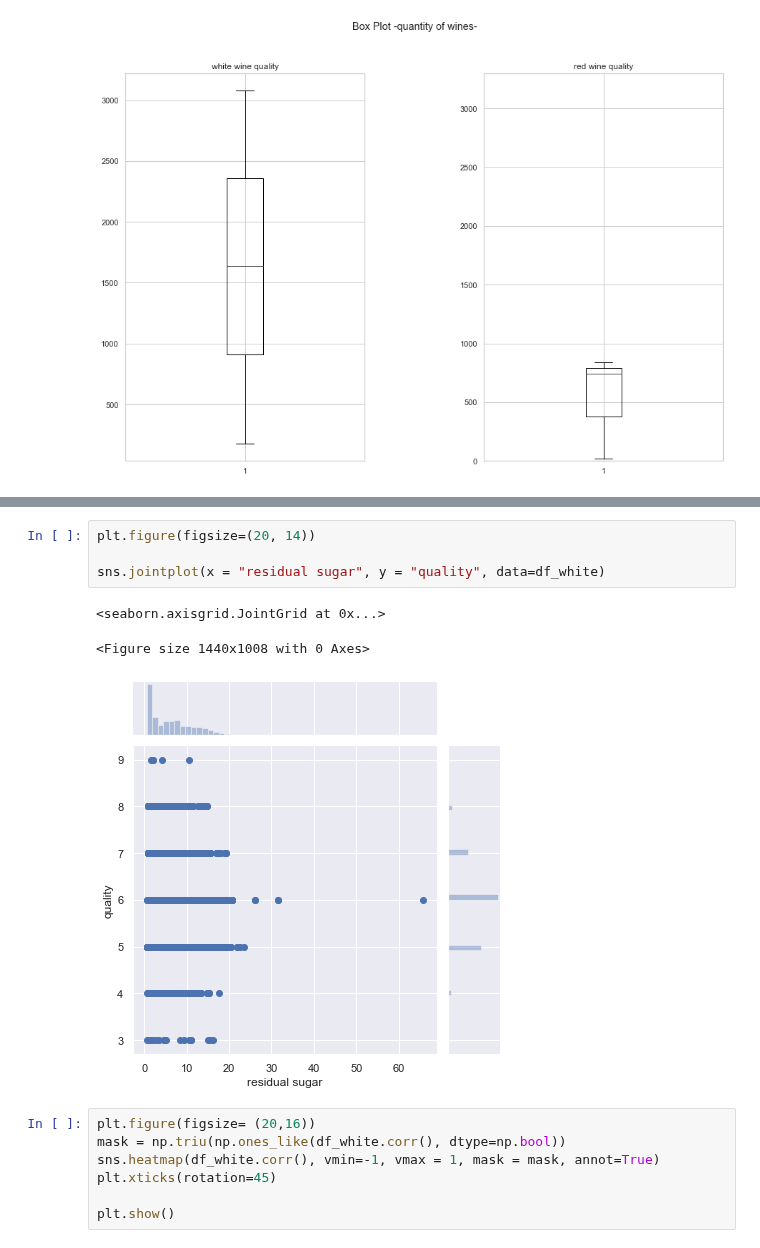
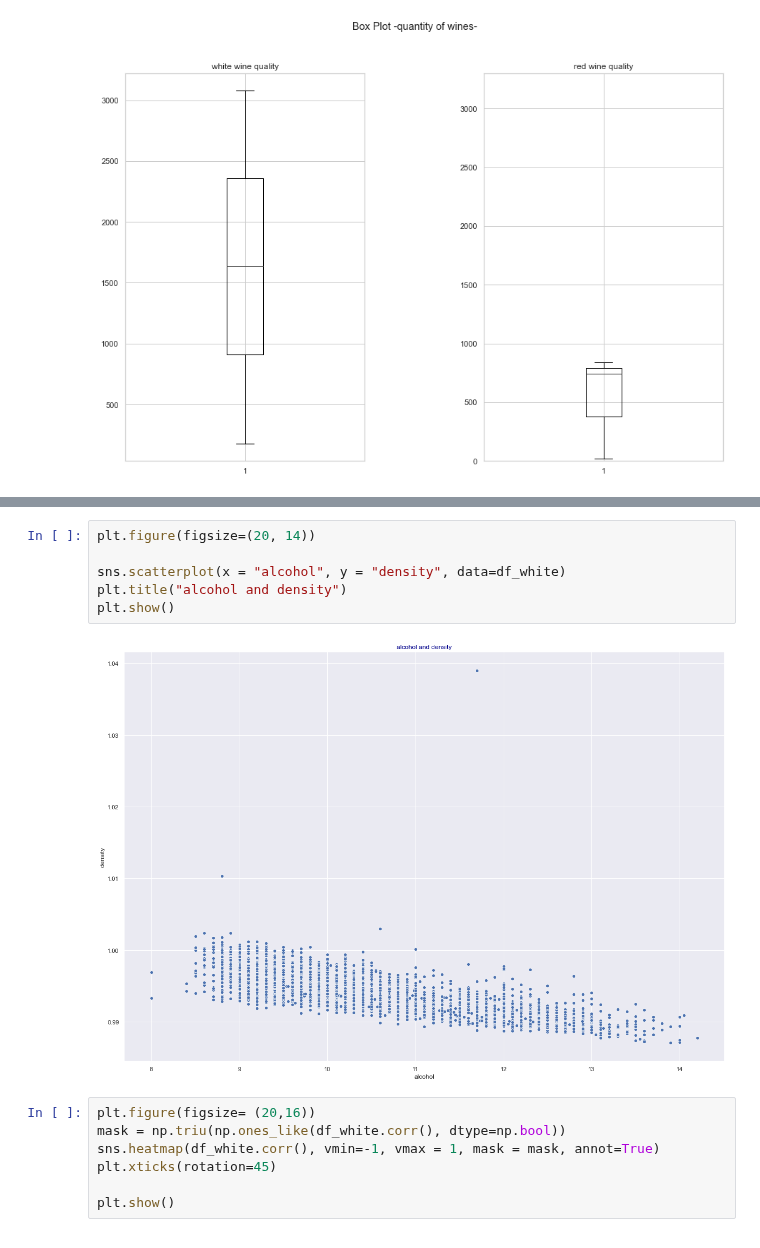
Before and after one commit to satomi26/Project-2, a Jupyter notebook: all_wine.ipynb, the cells around one changed output, grey strips where cells are left out. Saved outputs shown, nothing was run; the diff lists cells and outputs as text.

```diff
--- a/all_wine.ipynb
+++ b/all_wine.ipynb
@@ -459,11 +470,11 @@ plt.show()
 # %%
 plt.figure(figsize=(20, 14))
 
-sns.jointplot(x = "residual sugar", y = "quality", data=df_white)
+sns.scatterplot(x = "alcohol", y = "density", data=df_white)
+plt.title("alcohol and density")
+plt.show()
 # %% [output]
-<seaborn.axisgrid.JointGrid at 0x...>
-<Figure size 1440x1008 with 0 Axes>
-[figure, old version]
+[figure, new version]
 # %%
 plt.figure(figsize= (20,16))
 mask = np.triu(np.ones_like(df_white.corr(), dtype=np.bool))
```
Also changed, not shown: parts of 5 cells of this notebook.
